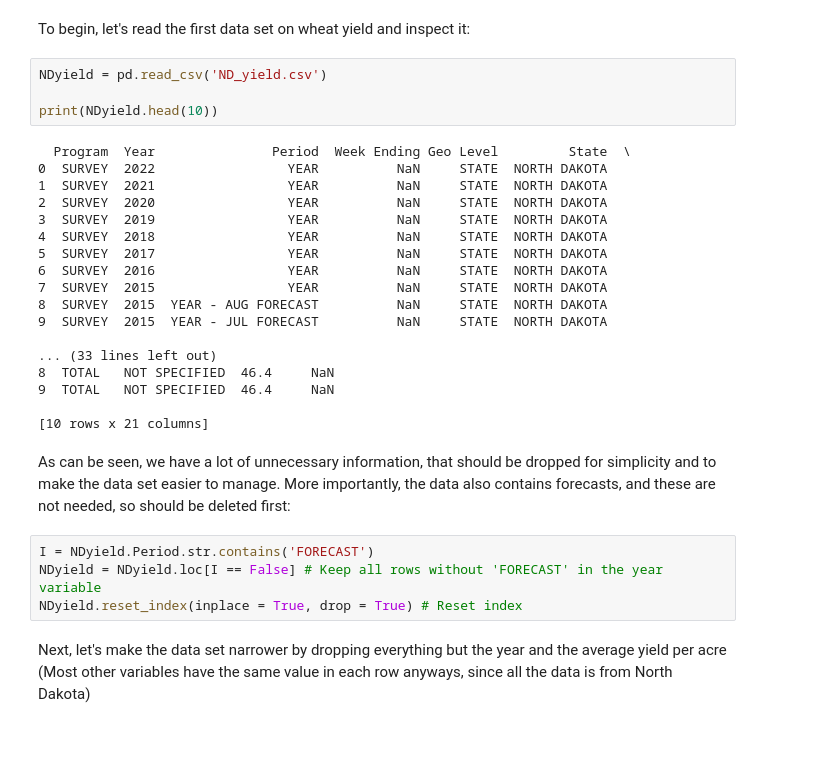
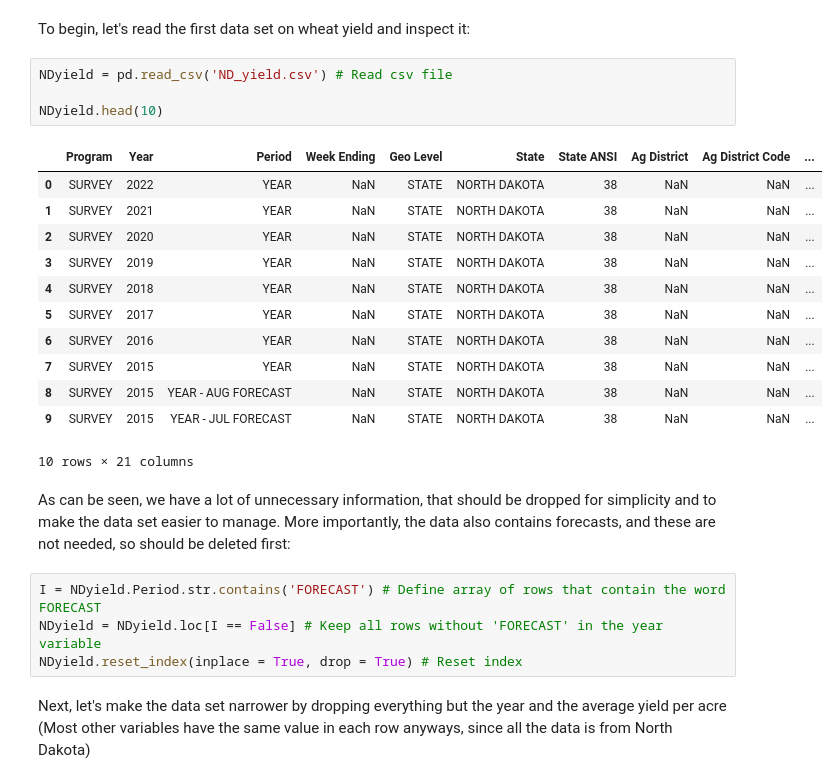
Before and after one commit to NumEconCopenhagen/projects-2023-rpb672, a Jupyter notebook: dataproject/dataproject.ipynb, the cells around one changed output. Drawn from its saved outputs; the diff is of its cells as text; blank space fills up the shorter version.

```diff
--- a/dataproject/dataproject.ipynb
+++ b/dataproject/dataproject.ipynb
@@ -24,31 +24,26 @@ The autoreload extension is already loaded. To reload it, use:
 # %% [markdown]
 To begin, let's read the first data set on wheat yield and inspect it:
 # %%
-NDyield = pd.read_csv('ND_yield.csv')
+NDyield = pd.read_csv('ND_yield.csv') # Read csv file
 
-print(NDyield.head(10))
+NDyield.head(10)
 # %% [output]
+|  | Program | Year | Period | Week Ending | Geo Level | State | State ANSI | Ag District | Ag District Code | ... |
+| 0 | SURVEY | 2022 | YEAR | NaN | STATE | NORTH DAKOTA | 38 | NaN | NaN | ... |
+| 1 | SURVEY | 2021 | YEAR | NaN | STATE | NORTH DAKOTA | 38 | NaN | NaN | ... |
+| 2 | SURVEY | 2020 | YEAR | NaN | STATE | NORTH DAKOTA | 38 | NaN | NaN | ... |
+| 3 | SURVEY | 2019 | YEAR | NaN | STATE | NORTH DAKOTA | 38 | NaN | NaN | ... |
+| 4 | SURVEY | 2018 | YEAR | NaN | STATE | NORTH DAKOTA | 38 | NaN | NaN | ... |
+| 5 | SURVEY | 2017 | YEAR | NaN | STATE | NORTH DAKOTA | 38 | NaN | NaN | ... |
+| 6 | SURVEY | 2016 | YEAR | NaN | STATE | NORTH DAKOTA | 38 | NaN | NaN | ... |
+| 7 | SURVEY | 2015 | YEAR | NaN | STATE | NORTH DAKOTA | 38 | NaN | NaN | ... |
+| 8 | SURVEY | 2015 | YEAR - AUG FORECAST | NaN | STATE | NORTH DAKOTA | 38 | NaN | NaN | ... |
+| 9 | SURVEY | 2015 | YEAR - JUL FORECAST | NaN | STATE | NORTH DAKOTA | 38 | NaN | NaN | ... |
-  Program  Year               Period  Week Ending Geo Level         State  \
-0  SURVEY  2022                 YEAR          NaN     STATE  NORTH DAKOTA
-1  SURVEY  2021                 YEAR          NaN     STATE  NORTH DAKOTA
-2  SURVEY  2020                 YEAR          NaN     STATE  NORTH DAKOTA
-3  SURVEY  2019                 YEAR          NaN     STATE  NORTH DAKOTA
-4  SURVEY  2018                 YEAR          NaN     STATE  NORTH DAKOTA
-5  SURVEY  2017                 YEAR          NaN     STATE  NORTH DAKOTA
-6  SURVEY  2016                 YEAR          NaN     STATE  NORTH DAKOTA
-7  SURVEY  2015                 YEAR          NaN     STATE  NORTH DAKOTA
-8  SURVEY  2015  YEAR - AUG FORECAST          NaN     STATE  NORTH DAKOTA
-9  SURVEY  2015  YEAR - JUL FORECAST          NaN     STATE  NORTH DAKOTA
-
-... (33 lines left out)
-8  TOTAL   NOT SPECIFIED  46.4     NaN
-9  TOTAL   NOT SPECIFIED  46.4     NaN
-
-[10 rows x 21 columns]
+10 rows × 21 columns
 # %% [markdown]
 As can be seen, we have a lot of unnecessary information, that should be dropped for simplicity and to make the data set easier to manage. More importantly, the data also contains forecasts, and these are not needed, so should be deleted first:
 # %%
-I = NDyield.Period.str.contains('FORECAST')
+I = NDyield.Period.str.contains('FORECAST') # Define array of rows that contain the word FORECAST
 NDyield = NDyield.loc[I == False] # Keep all rows without 'FORECAST' in the year variable
 NDyield.reset_index(inplace = True, drop = True) # Reset index
 # %% [markdown]
```
Also changed, not shown: parts of 38 cells of this notebook, 1 other file.
